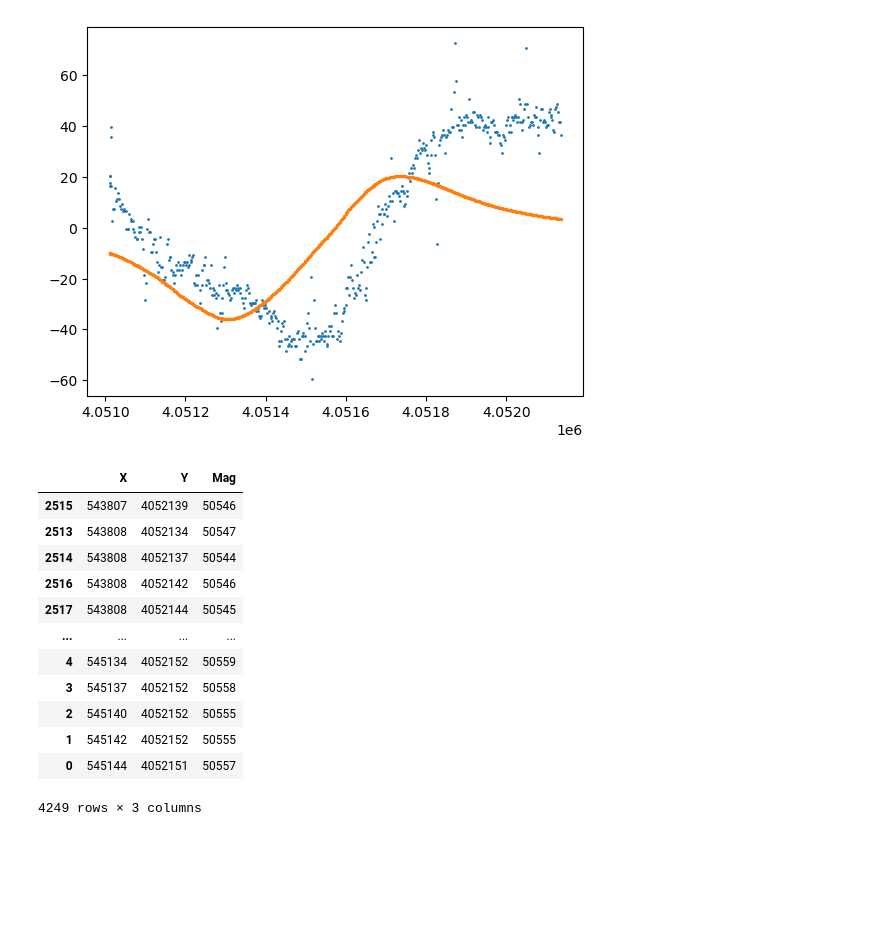
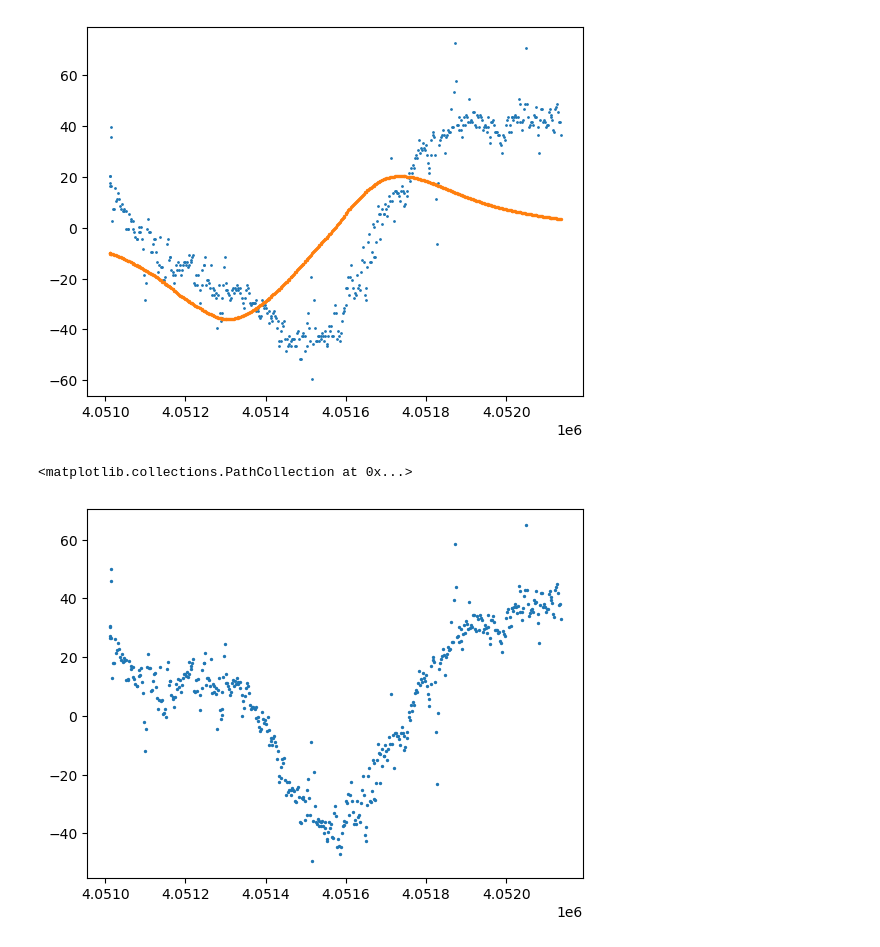
Before and after one commit to rva2526/Cproject, a Jupyter notebook: src/python/check_test_dir_results.ipynb, the cells around one changed output. Saved outputs shown, nothing was run; the diff lists cells and outputs as text; code cells hidden in the pictures; blank space fills up the shorter version.

```diff
--- a/src/python/check_test_dir_results.ipynb
+++ b/src/python/check_test_dir_results.ipynb
@@ -20,7 +20,7 @@ example
 | 483 | 544354 | 4051014 | 39.417355 |
 484 rows × 3 columns
 # %%
-plouf_result = pd.read_csv("/home/jovyan/Cproject/southwest_cone.out",sep=' ',header=None,names=["X","Y","Mag","Calc_mag","Residuals"])
+plouf_result = pd.read_csv("/home/jovyan/Cproject/out.dat",sep=' ',header=None,names=["X","Y","Mag","Calc_mag","Residuals"])
 plouf_result.sort_values(by='X',ascending=False,inplace=True)
 plouf_result
 # %% [output]
@@ -43,22 +43,13 @@ plt.scatter(plouf_result.Y,plouf_result.Calc_mag,s=2)
 # %% [output]
 <matplotlib.collections.PathCollection at 0x...>
 [figure]
+# %%
+plt.scatter(plouf_result.Y,plouf_result.Residuals,s=2)
+# %% [output]
+<matplotlib.collections.PathCollection at 0x...>
+[figure, added]
 # %%
-example = pd.read_csv("/home/jovyan/Cproject/data/observed_data/anomaly_a_southwest_pts.csv",sep=' ',header=None,names=["X","Y","Mag"])
-example.sort_values(by=['X','Y'],ascending=True,inplace=True)
-example
+# example = pd.read_csv("/home/jovyan/Cproject/data/observed_data/anomaly_a_southwest_line_pts2.csv",sep=' ',header=None,names=["X","Y","Mag"])
+# example.sort_values(by=['X','Y'],ascending=True,inplace=True)
+# example
-# %% [output]
-|  | X | Y | Mag |
-| 2515 | 543807 | 4052139 | 50546 |
-| 2513 | 543808 | 4052134 | 50547 |
-| 2514 | 543808 | 4052137 | 50544 |
-| 2516 | 543808 | 4052142 | 50546 |
-| 2517 | 543808 | 4052144 | 50545 |
-| ... | ... | ... | ... |
-| 4 | 545134 | 4052152 | 50559 |
-| 3 | 545137 | 4052152 | 50558 |
-| 2 | 545140 | 4052152 | 50555 |
-| 1 | 545142 | 4052152 | 50555 |
-| 0 | 545144 | 4052151 | 50557 |
-4249 rows × 3 columns
 # %%
```
Also changed, not shown: parts of 2 cells of this notebook, 41 other files.
